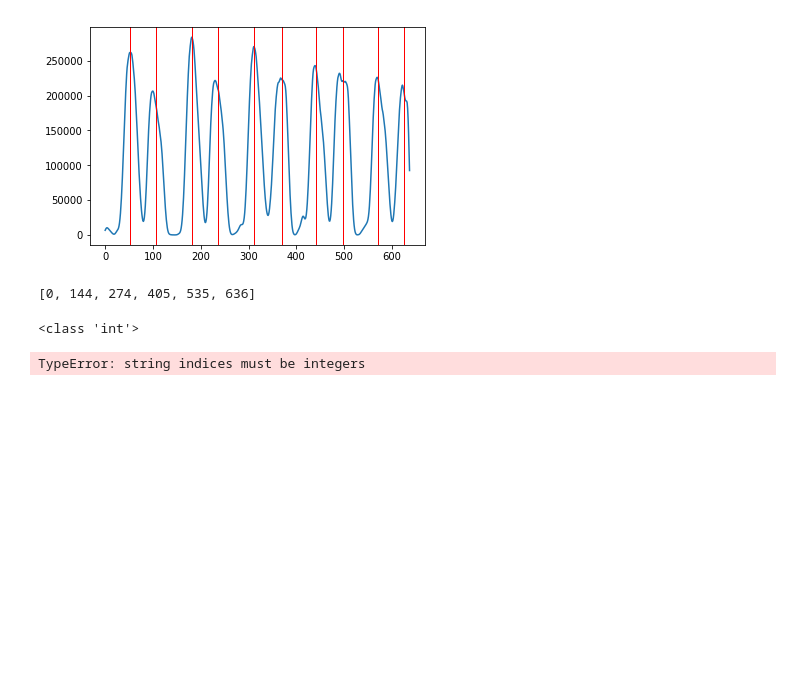
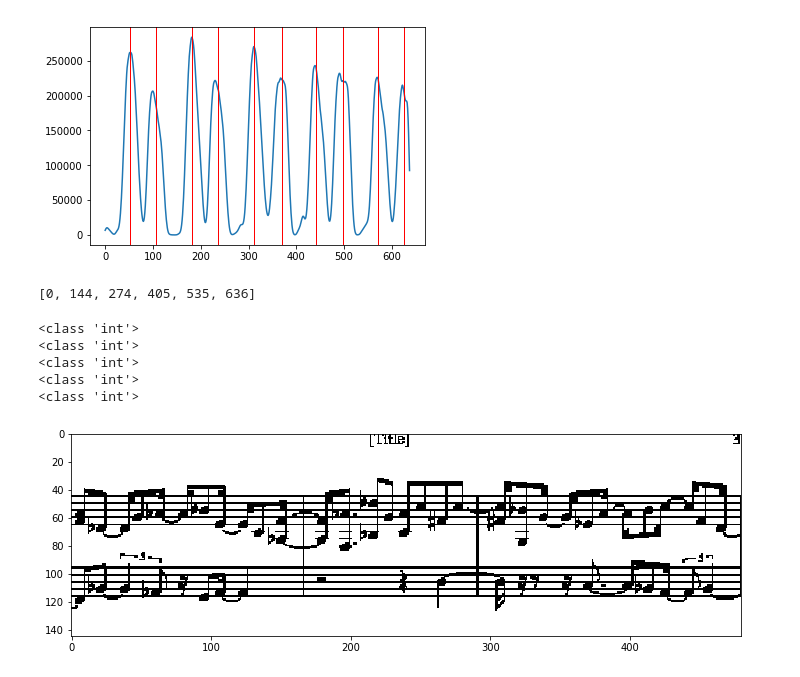
Before and after one commit to db7894/sheet_id, a Jupyter notebook: Summer2018/try_one_page_strip.ipynb, the cells around one changed output. Drawn from its saved outputs; the diff is of its cells as text; code cells hidden in the pictures; blank space fills up the shorter version.

```diff
--- a/Summer2018/try_one_page_strip.ipynb
+++ b/Summer2018/try_one_page_strip.ipynb
@@ -186,9 +186,8 @@ Use ``matplotlib.pyplot.imread`` instead.
 def getStrips(X, bnds):
     strips = []
     for i in range(len(bnds)-1):
-        rstart = int(bnds[i])
-        rend = int(bnds[i+1] + 1) # include endpoint
-        print(type(rend))
+        rstart = bnds[i]
+        rend = bnds[i+1] + 1 # include endpoint
         chunk = X[rstart:rend,:]
         strips.append(chunk)
     return strips
@@ -201,11 +200,15 @@ bnds
 # %% [output]
 [0, 144, 274, 405, 535, 636]
 # %%
-strips = getStrips(pngfile, bnds)
+strips = getStrips(Icrop, bnds)
 showImage(strips[0])
 # %% [output]
 <class 'int'>
+<class 'int'>
+<class 'int'>
+<class 'int'>
+<class 'int'>
-TypeError: string indices must be integers
+[figure, added]
 # %%
 def saveOneResult(filelist, outdir, bndsFile):
     os.mkdir(outdir)
```
